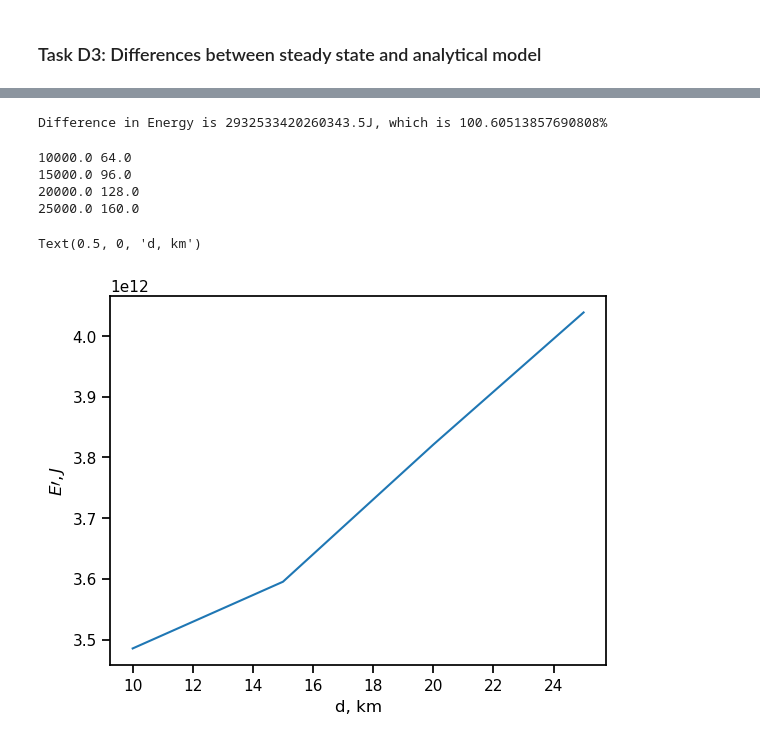
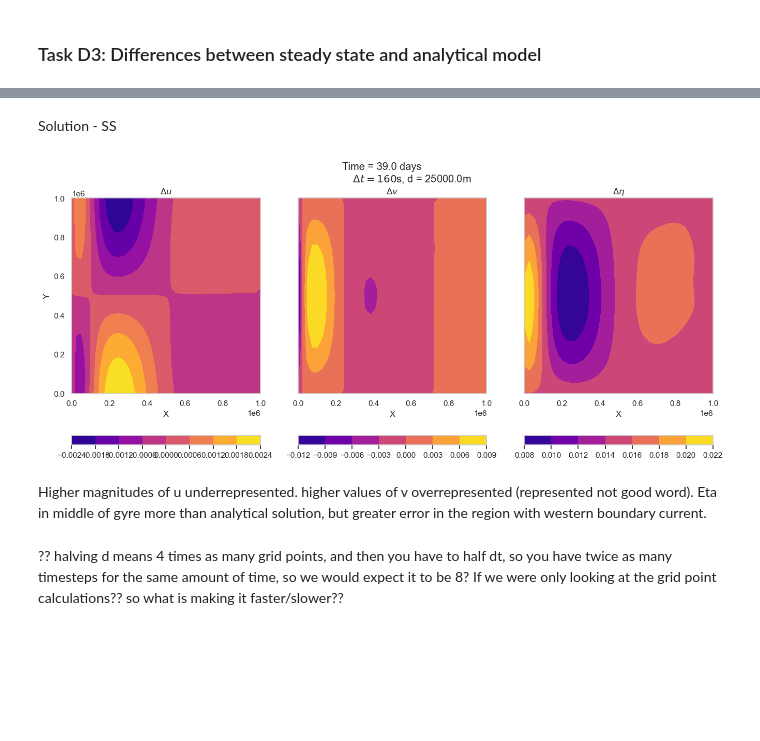
Before and after one commit to leijohansson/OceanGyres-GulfStream, a Jupyter notebook: Simplified Model of Ocean Gyres and the Gulf Stream.ipynb, the cells around one changed output, grey strips where cells are left out. Saved outputs shown, nothing was run; the diff lists cells and outputs as text; code cells hidden in the pictures; blank space fills up the shorter version.

```diff
--- a/Simplified Model of Ocean Gyres and the Gulf Stream.ipynb
+++ b/Simplified Model of Ocean Gyres and the Gulf Stream.ipynb
@@ -88,54 +128,27 @@ Difference in Energy is 1781256254257.9685J, which is 0.06160999839650207% of th
+# %% [markdown]
+Solution - SS
 # %%
-ss2 = FB(L, d/2, dt/2, int(nt*2))
-ss2.run()
-eta0 = ss2.eta0()
-
-x_v, y_v = np.meshgrid(ss2.x_v1d, ss2.y_v1d)
-x_u, y_u = np.meshgrid(ss2.x_u1d, ss2.y_u1d)
-x_eta, y_eta = np.meshgrid(ss2.x_v1d, ss2.y_u1d)
-
-U = u_ss(x_u, y_u, L, a, b)
-V = v_ss(x_v, y_v, L, a, b)
-ETA = eta_ss(x_eta, y_eta, L, a, b, eta0 = eta0)
-
-udiff, vdiff, etadiff = ss2.u-U, ss2.v-V, ss2.eta-ETA
-
-Ediff = calc_energy(udiff, vdiff, etadiff, ss2.d)
-print(f'Difference in Energy is {Ediff}J, which is {Ediff/calc_energy(U, V, ETA, ss2.d)*100}%')
+long.plot_solution_diff()
 # %% [output]
-Difference in Energy is 2932533420260343.5J, which is 100.60513857690808%
+[figure, added]
+# %% [markdown]
+Higher magnitudes of u underrepresented. higher values of v overrepresented (represented not good word). Eta in middle of gyre more than analytical solution, but greater error in the region with western boundary current.
+# %% [markdown]
+?? halving d means 4 times as many grid points, and then you have to half dt, so you have twice as many timesteps for the same amount of time, so we would expect it to be 8? If we were only looking at the grid point calculations?? so what is making it faster/slower??
 # %%
 endtime = 40*day
 d0, dt0 = 25e3, 160
 ratio = dt0/d0
 Es = []
-for d in [10e3, 15e3, 20e3, 25e3]:
+ds = np.array([10, 12.5, 15, 17.5, 20, 22.5, 25])
+times = []
+for d in ds:
+    d = d*1e3
     dt = ratio*d
-    print(d, dt)
     nt = int(endtime/dt)
     varyd = FB(L, d, dt, nt)
+    start = time.time()
     varyd.run()
-    eta0 = varyd.eta0()
-
-    x_v, y_v = np.meshgrid(varyd.x_v1d, varyd.y_v1d)
-    x_u, y_u = np.meshgrid(varyd.x_u1d, varyd.y_u1d)
-    x_eta, y_eta = np.meshgrid(varyd.x_v1d, varyd.y_u1d)
-
-    U = u_ss(x_u, y_u, L, a, b)
-    V = v_ss(x_v, y_v, L, a, b)
-    ETA = eta_ss(x_eta, y_eta, L, a, b, eta0 = eta0)
-
-    udiff, vdiff, etadiff = varyd.u-U, varyd.v-V, varyd.eta-ETA
-
-    Ediff = calc_energy(udiff, vdiff, etadiff, varyd.d)
+    times.append(time.time()-start)
+    Ediff = varyd.calc_Ediff()
     Es.append(Ediff)
-plt.plot(np.array([10, 15, 20, 25]), Es)
-plt.ylabel('$E\prime, J$')
-plt.xlabel('d, km')
-# %% [output]
-10000.0 64.0
-15000.0 96.0
-20000.0 128.0
-25000.0 160.0
-Text(0.5, 0, 'd, km')
-[figure, removed]
```
Also changed, not shown: parts of 29 cells of this notebook, 12 other files.
